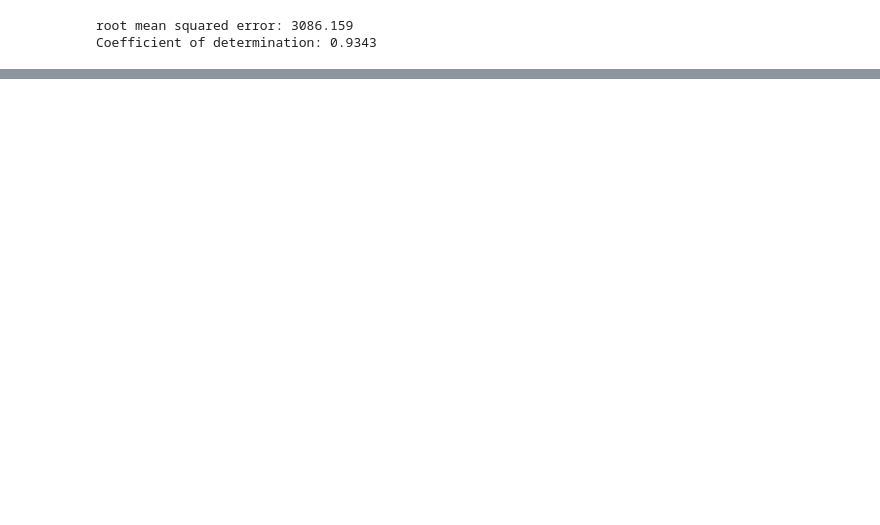
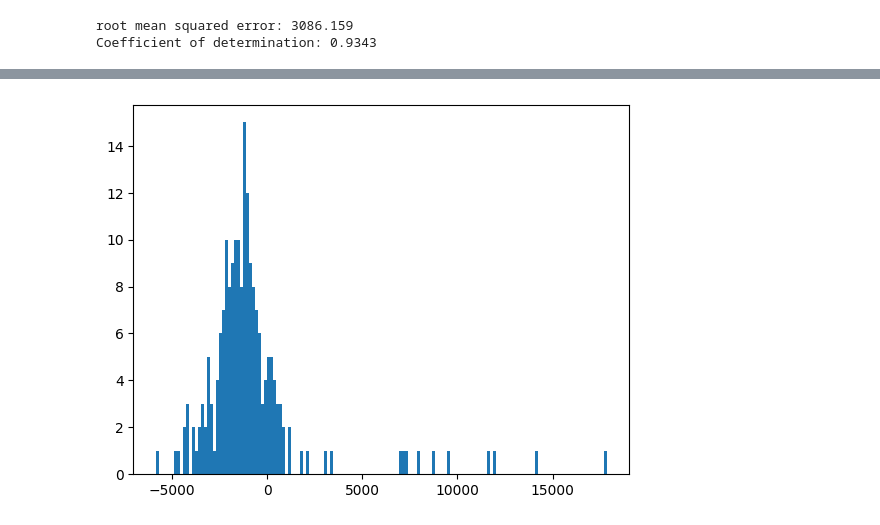
Before and after one commit to Daviddavid-sudo/Briefprimeassurance, a Jupyter notebook: finalmodel.ipynb, the cells around one changed output, grey strips where cells are left out. Drawn from its saved outputs; the diff is of its cells as text; code cells hidden in the pictures; blank space fills up the shorter version.

```diff
--- a/finalmodel.ipynb
+++ b/finalmodel.ipynb
@@ -59,0 +86,6 @@ Text(0.5, 1.0, 'y_pred vs y_test')
+# %%
+residuals = y_test - y_pred
+plt.hist(residuals, bins=150)
+plt.show()
+# %% [output]
+[figure, added]
```
Also changed, not shown: parts of 4 cells of this notebook, 5 other files.
